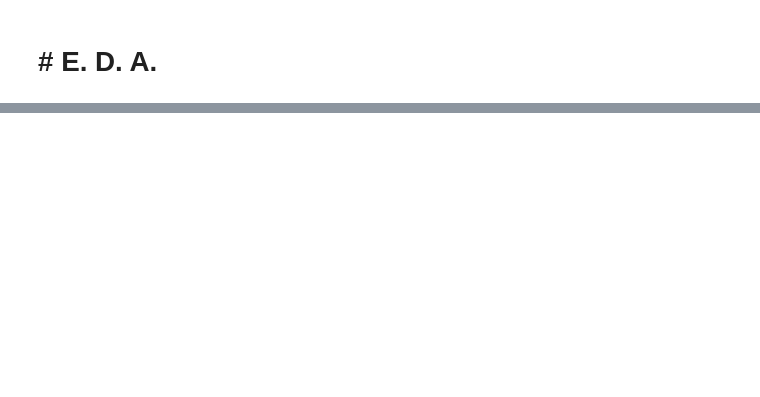
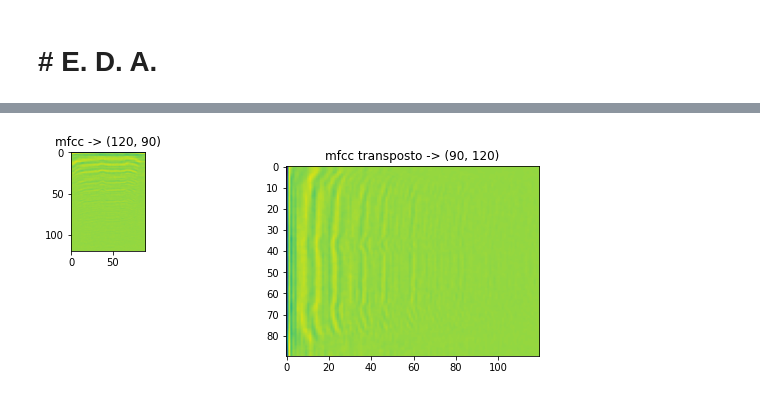
Before and after one commit to htbrandao/ppgi, a Jupyter notebook: modelagem/notebooks/01_eda.ipynb, the cells around one changed output, grey strips where cells are left out. Cells and saved outputs as stored; diff of their text form; code cells hidden in the pictures; blank space fills up the shorter version.

```diff
--- a/modelagem/notebooks/01_eda.ipynb
+++ b/modelagem/notebooks/01_eda.ipynb
@@ -168,0 +59,2 @@ plt.show()
+# %%
+SAMPLING_RATE = 44100
@@ -168,0 +63,11 @@ plt.show()
+# %%
+NUM_MFCCS = 120
+# %%
+%%time
+
+Xfusao_mfcc = [
+    librosa.feature.mfcc(y=librosa.load(path=_, sr=SAMPLING_RATE)[0],
+                         sr=SAMPLING_RATE,
+                         n_mfcc=NUM_MFCCS)
+    for _ in Xfusao['path']
+]
@@ -168,0 +77,18 @@ plt.show()
+# %%
+plt.figure(figsize=(10,4))
+
+idx = 777
+
+plt.subplot(2,2,1)
+_ = Xfusao_mfcc[idx]
+plt.imshow(_)
+plt.title(f'mfcc -> {_.shape}')
+
+plt.subplot(1,2,2)
+_ = Xfusao_mfcc[idx].T
+plt.imshow(_)
+plt.title(f'mfcc transposto -> {_.shape}')
+
+plt.show()
+# %% [output]
+[figure, added]
```
Also changed, not shown: parts of 37 cells of this notebook, 5 other files.
